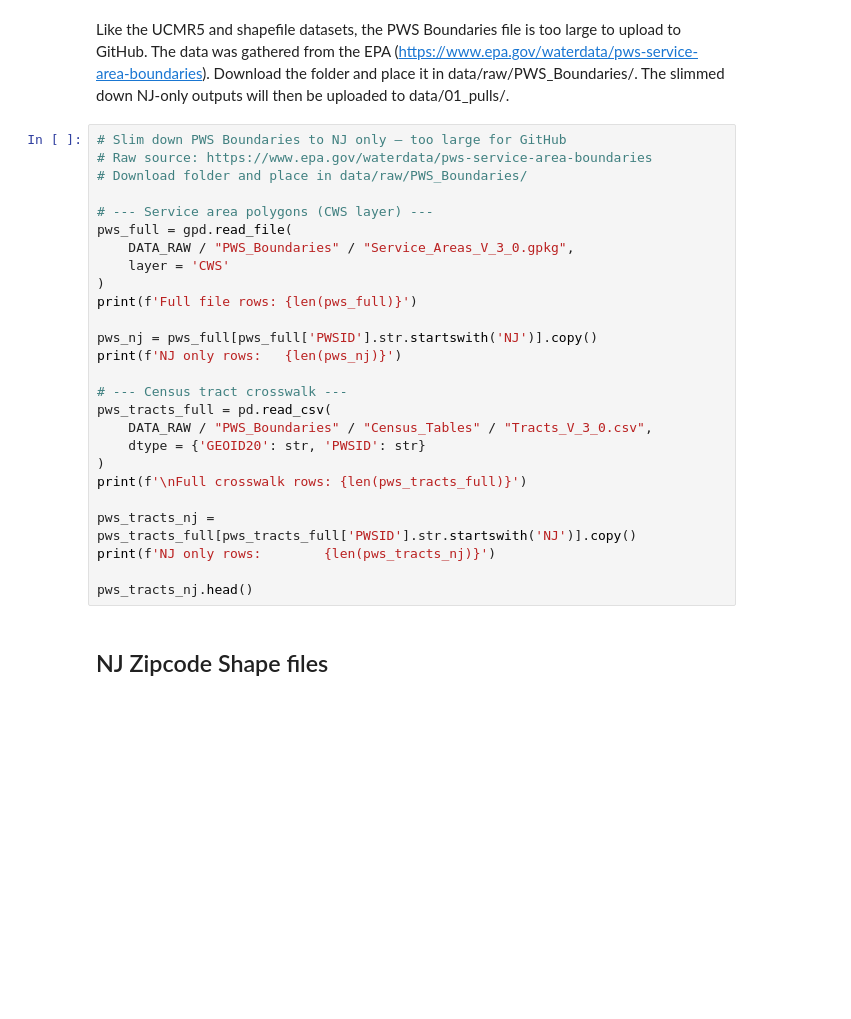
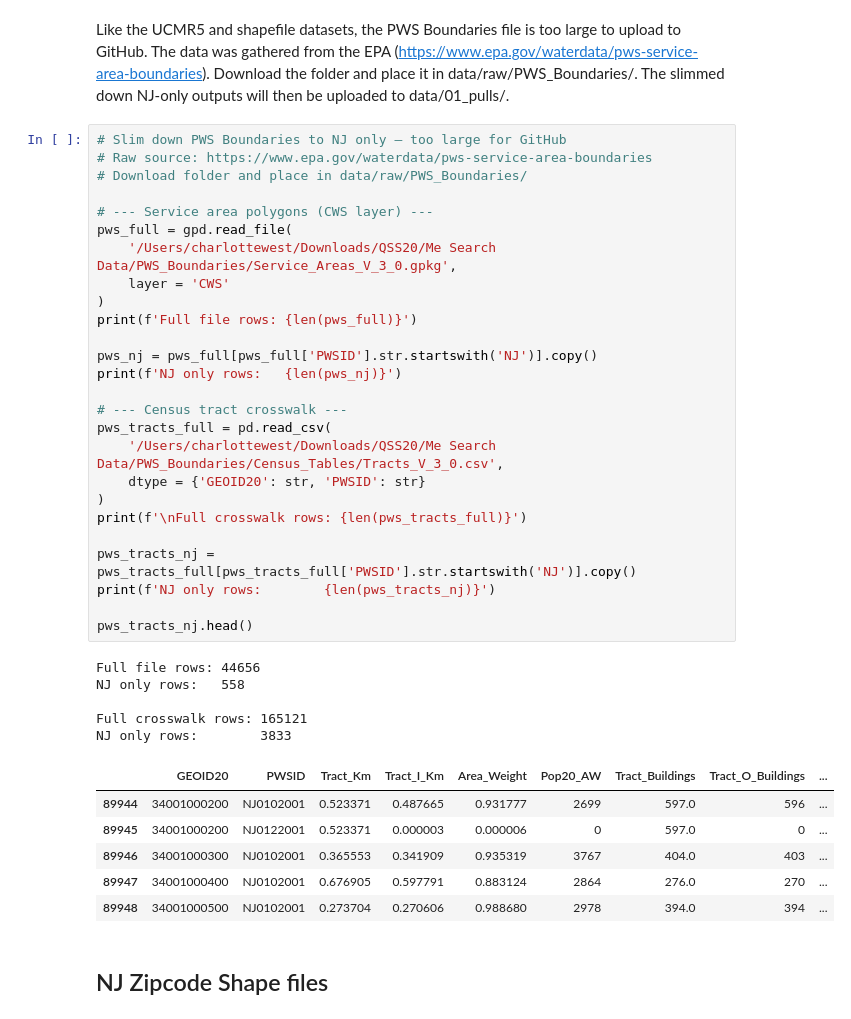
Before and after one commit to Charcharbinks28/QSS20-CW-Final, a Jupyter notebook: code/01_data_pull_me_search.ipynb, the cells around one changed output. Cells and saved outputs as stored; diff of their text form; blank space fills up the shorter version.

```diff
--- a/code/01_data_pull_me_search.ipynb
+++ b/code/01_data_pull_me_search.ipynb
@@ -153,29 +153,41 @@ Like the UCMR5 and shapefile datasets, the PWS Boundaries file is too large to u
 # %%
 # Slim down PWS Boundaries to NJ only — too large for GitHub
 # Raw source: https://www.epa.gov/waterdata/pws-service-area-boundaries
 # Download folder and place in data/raw/PWS_Boundaries/
 
 # --- Service area polygons (CWS layer) ---
 pws_full = gpd.read_file(
-    DATA_RAW / "PWS_Boundaries" / "Service_Areas_V_3_0.gpkg",
+    '/Users/charlottewest/Downloads/QSS20/Me Search Data/PWS_Boundaries/Service_Areas_V_3_0.gpkg',
     layer = 'CWS'
 )
 print(f'Full file rows: {len(pws_full)}')
 
 pws_nj = pws_full[pws_full['PWSID'].str.startswith('NJ')].copy()
 print(f'NJ only rows:   {len(pws_nj)}')
 
 # --- Census tract crosswalk ---
 pws_tracts_full = pd.read_csv(
-    DATA_RAW / "PWS_Boundaries" / "Census_Tables" / "Tracts_V_3_0.csv",
+    '/Users/charlottewest/Downloads/QSS20/Me Search Data/PWS_Boundaries/Census_Tables/Tracts_V_3_0.csv',
     dtype = {'GEOID20': str, 'PWSID': str}
 )
 print(f'\nFull crosswalk rows: {len(pws_tracts_full)}')
 
 pws_tracts_nj = pws_tracts_full[pws_tracts_full['PWSID'].str.startswith('NJ')].copy()
 print(f'NJ only rows:        {len(pws_tracts_nj)}')
 
 pws_tracts_nj.head()
+# %% [output]
+Full file rows: 44656
+NJ only rows:   558
+
+Full crosswalk rows: 165121
+NJ only rows:        3833
+|  | GEOID20 | PWSID | Tract_Km | Tract_I_Km | Area_Weight | Pop20_AW | Tract_Buildings | Tract_O_Buildings | ... |
+| 89944 | 34001000200 | NJ0102001 | 0.523371 | 0.487665 | 0.931777 | 2699 | 597.0 | 596 | ... |
+| 89945 | 34001000200 | NJ0122001 | 0.523371 | 0.000003 | 0.000006 | 0 | 597.0 | 0 | ... |
+| 89946 | 34001000300 | NJ0102001 | 0.365553 | 0.341909 | 0.935319 | 3767 | 404.0 | 403 | ... |
+| 89947 | 34001000400 | NJ0102001 | 0.676905 | 0.597791 | 0.883124 | 2864 | 276.0 | 270 | ... |
+| 89948 | 34001000500 | NJ0102001 | 0.273704 | 0.270606 | 0.988680 | 2978 | 394.0 | 394 | ... |
 # %% [markdown]
 ## NJ Zipcode Shape files
 # %% [markdown]
```
Also changed, not shown: 3 other files.
